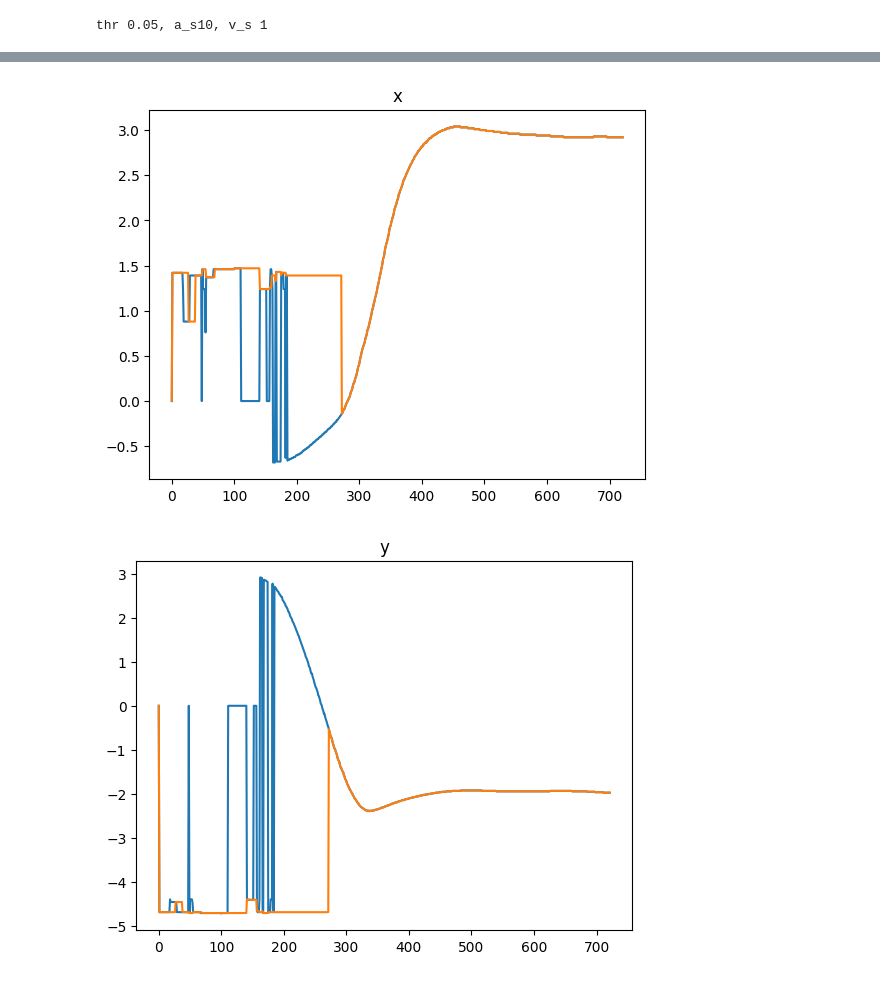
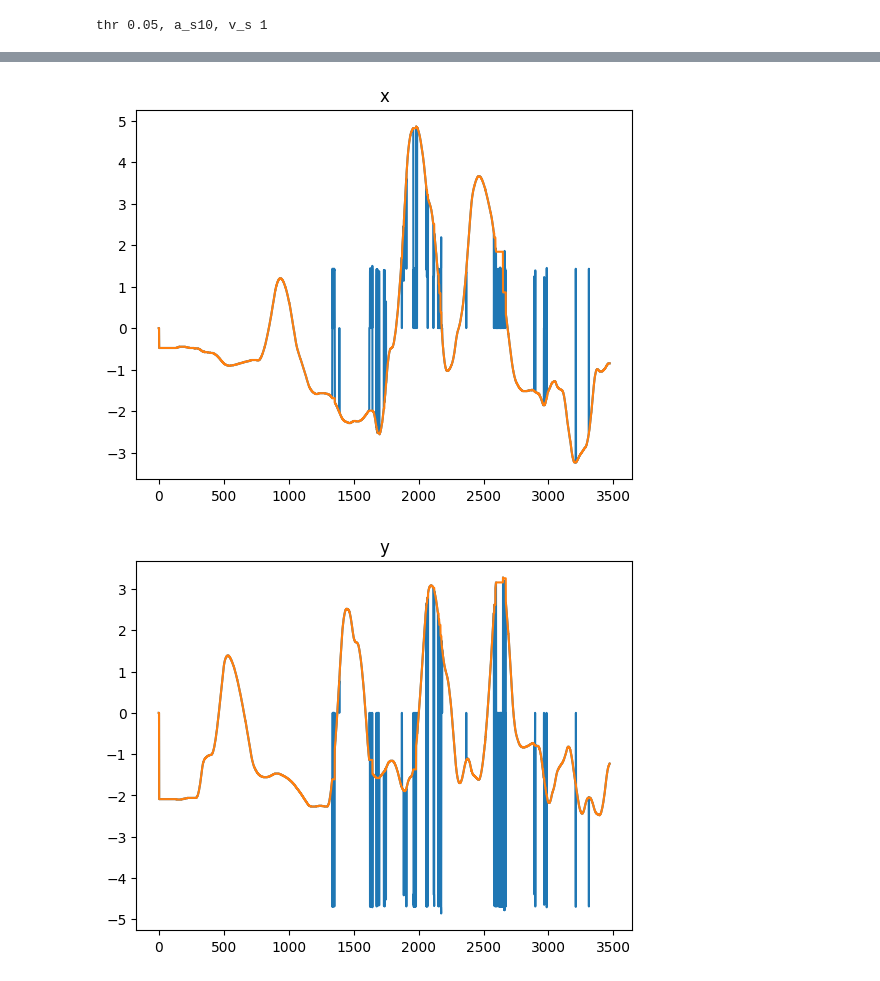
Before and after one commit to svrc-jan/master-thesis, a Jupyter notebook: tools/filter_plot.ipynb, the cells around one changed output, grey strips where cells are left out. Drawn from its saved outputs; the diff is of its cells as text; code cells hidden in the pictures.

```diff
--- a/tools/filter_plot.ipynb
+++ b/tools/filter_plot.ipynb
@@ -6,7 +6,7 @@ import matplotlib.pyplot as plt
 import pandas as pd
 import numpy as np
 # %%
-run = '4f'
+run = '3f'
 thr = 0.05
 v_s = 1
 a_s = 10
@@ -31,2 +31,2 @@ thr 0.05, a_s10, v_s 1
-[figure, old version]
+[figure, new version]
-[figure, old version]
+[figure, new version]
```
Also changed, not shown: parts of 1 cell of this notebook, 7 other files.
